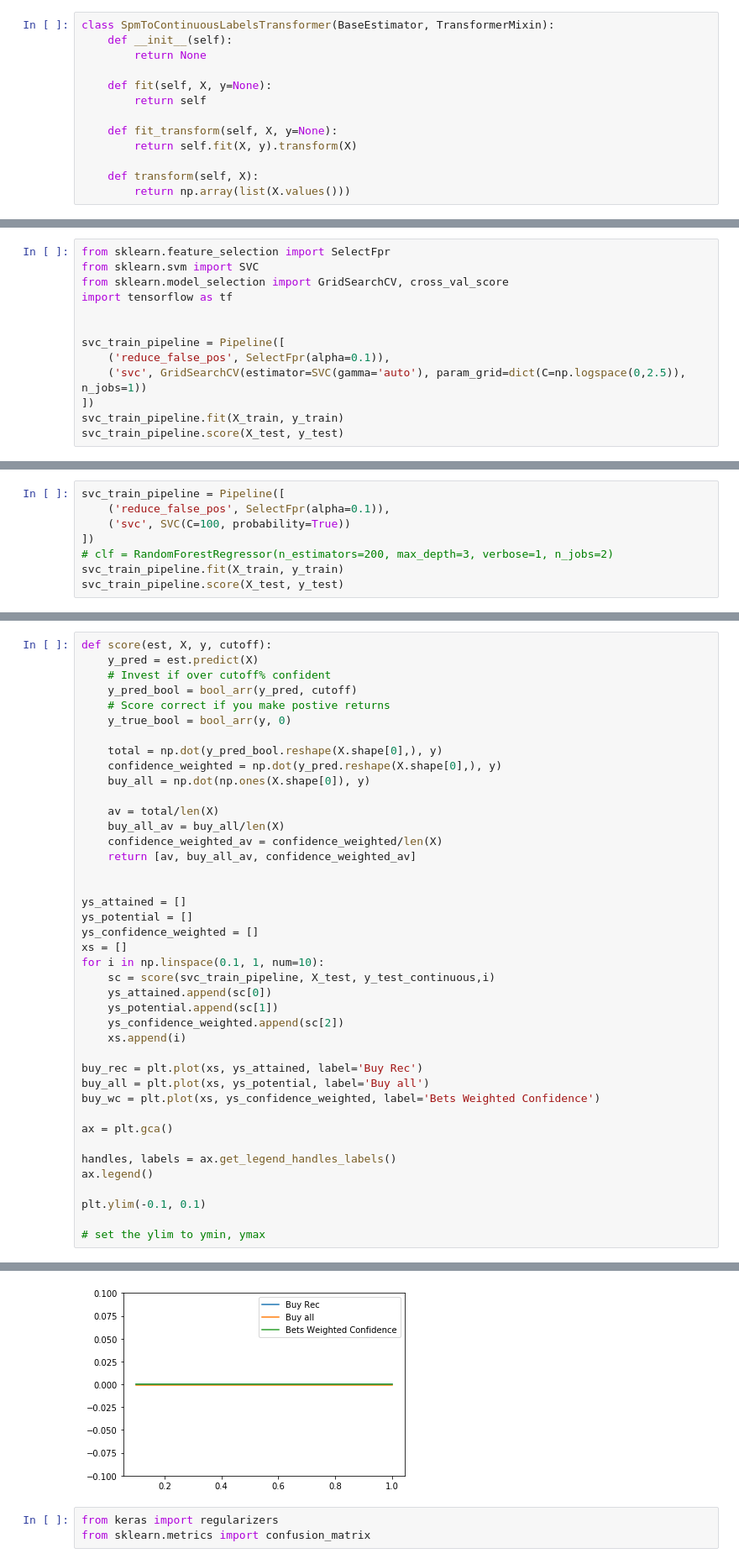
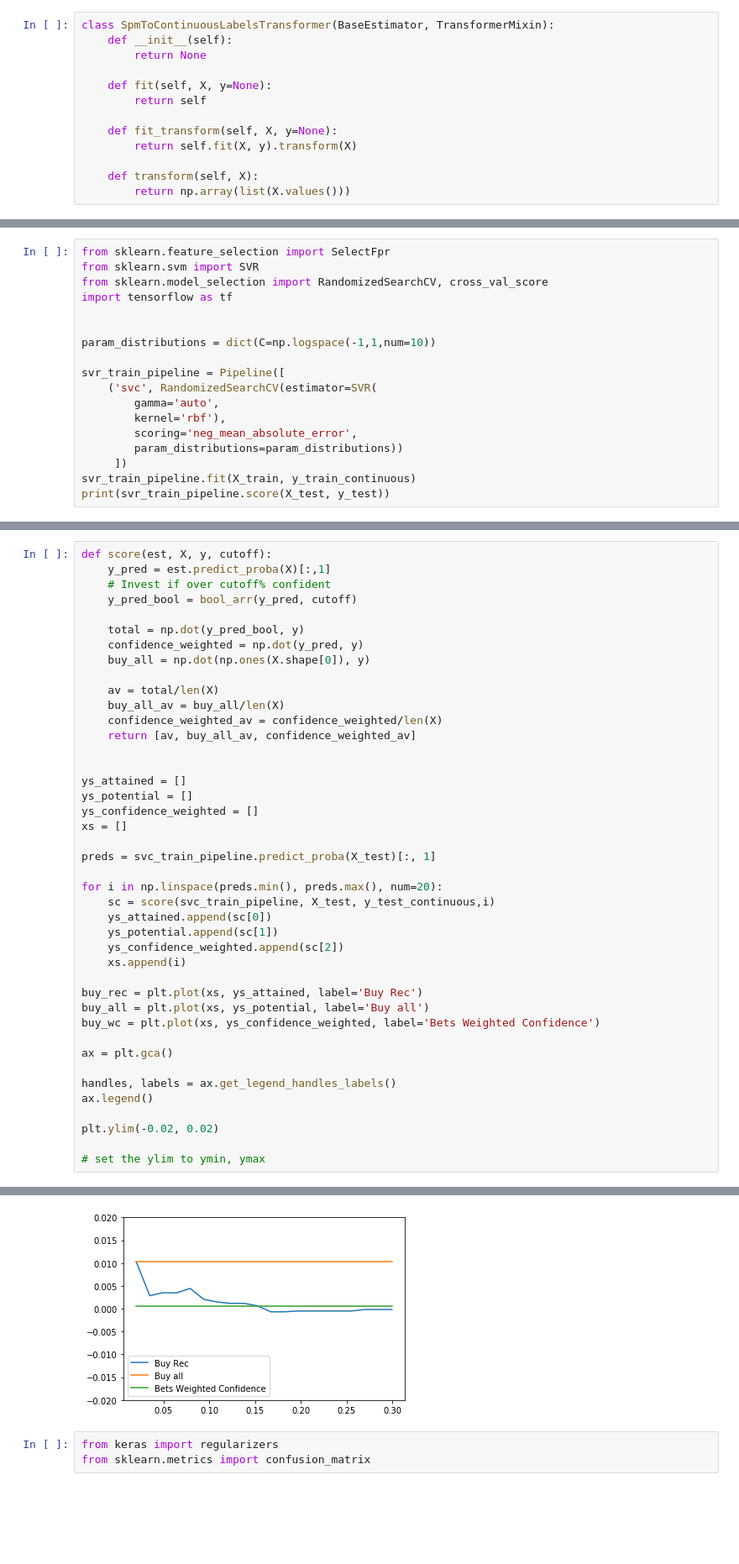
Before and after one commit to pgragg/business_logic_sec, a Jupyter notebook: train_sec_sls_env.ipynb, the cells around one changed output, grey strips where cells are left out. Shown at 84% size. Saved outputs shown, nothing was run; the diff lists cells and outputs as text; blank space fills up the shorter version.

```diff
--- a/train_sec_sls_env.ipynb
+++ b/train_sec_sls_env.ipynb
@@ -333,14 +460,19 @@ y_test = bool_arr(y_test_continuous, 0.1)
 # %%
 from sklearn.feature_selection import SelectFpr
-from sklearn.svm import SVC
-from sklearn.model_selection import GridSearchCV, cross_val_score
+from sklearn.svm import SVR
+from sklearn.model_selection import RandomizedSearchCV, cross_val_score
 import tensorflow as tf
 
 
-svc_train_pipeline = Pipeline([
-    ('reduce_false_pos', SelectFpr(alpha=0.1)),
-    ('svc', GridSearchCV(estimator=SVC(gamma='auto'), param_grid=dict(C=np.logspace(0,2.5)), n_jobs=1))
-])
-svc_train_pipeline.fit(X_train, y_train)
-svc_train_pipeline.score(X_test, y_test)
+param_distributions = dict(C=np.logspace(-1,1,num=10))
+
+svr_train_pipeline = Pipeline([
+    ('svc', RandomizedSearchCV(estimator=SVR(
+        gamma='auto',
+        kernel='rbf'),
+        scoring='neg_mean_absolute_error',
+        param_distributions=param_distributions))
+     ])
+svr_train_pipeline.fit(X_train, y_train_continuous)
+print(svr_train_pipeline.score(X_test, y_test))
 # %% [output]
@@ -348,8 +479,0 @@ KeyboardInterrupt:
-# %%
-svc_train_pipeline = Pipeline([
-    ('reduce_false_pos', SelectFpr(alpha=0.1)),
-    ('svc', SVC(C=100, probability=True))
-])
-# clf = RandomForestRegressor(n_estimators=200, max_depth=3, verbose=1, n_jobs=2)
-svc_train_pipeline.fit(X_train, y_train)
-svc_train_pipeline.score(X_test, y_test)
@@ -358,13 +521,11 @@ svc_train_pipeline.score(X_test, y_test)
 # %%
 def score(est, X, y, cutoff):
-    y_pred = est.predict(X)
+    y_pred = est.predict_proba(X)[:,1]
     # Invest if over cutoff% confident
     y_pred_bool = bool_arr(y_pred, cutoff)
-    # Score correct if you make postive returns
-    y_true_bool = bool_arr(y, 0)
 
-    total = np.dot(y_pred_bool.reshape(X.shape[0],), y)
-    confidence_weighted = np.dot(y_pred.reshape(X.shape[0],), y)
+    total = np.dot(y_pred_bool, y)
+    confidence_weighted = np.dot(y_pred, y)
     buy_all = np.dot(np.ones(X.shape[0]), y)
 
     av = total/len(X)
@@ -377,7 +538,10 @@ ys_attained = []
 ys_potential = []
 ys_confidence_weighted = []
 xs = []
-for i in np.linspace(0.1, 1, num=10):
+
+preds = svc_train_pipeline.predict_proba(X_test)[:, 1]
+
+for i in np.linspace(preds.min(), preds.max(), num=20):
     sc = score(svc_train_pipeline, X_test, y_test_continuous,i)
     ys_attained.append(sc[0])
     ys_potential.append(sc[1])
@@ -393,7 +557,7 @@ ax = plt.gca()
 handles, labels = ax.get_legend_handles_labels()
 ax.legend()
 
-plt.ylim(-0.1, 0.1)
+plt.ylim(-0.02, 0.02)
 
 # set the ylim to ymin, ymax
 # %% [output]
@@ -401,4 +565,4 @@ plt.ylim(-0.1, 0.1)
-[figure, old version]
+[figure, new version]
 # %%
 from keras import regularizers
 from sklearn.metrics import confusion_matrix
```
Also changed, not shown: parts of 35 cells of this notebook, 9 other files.
